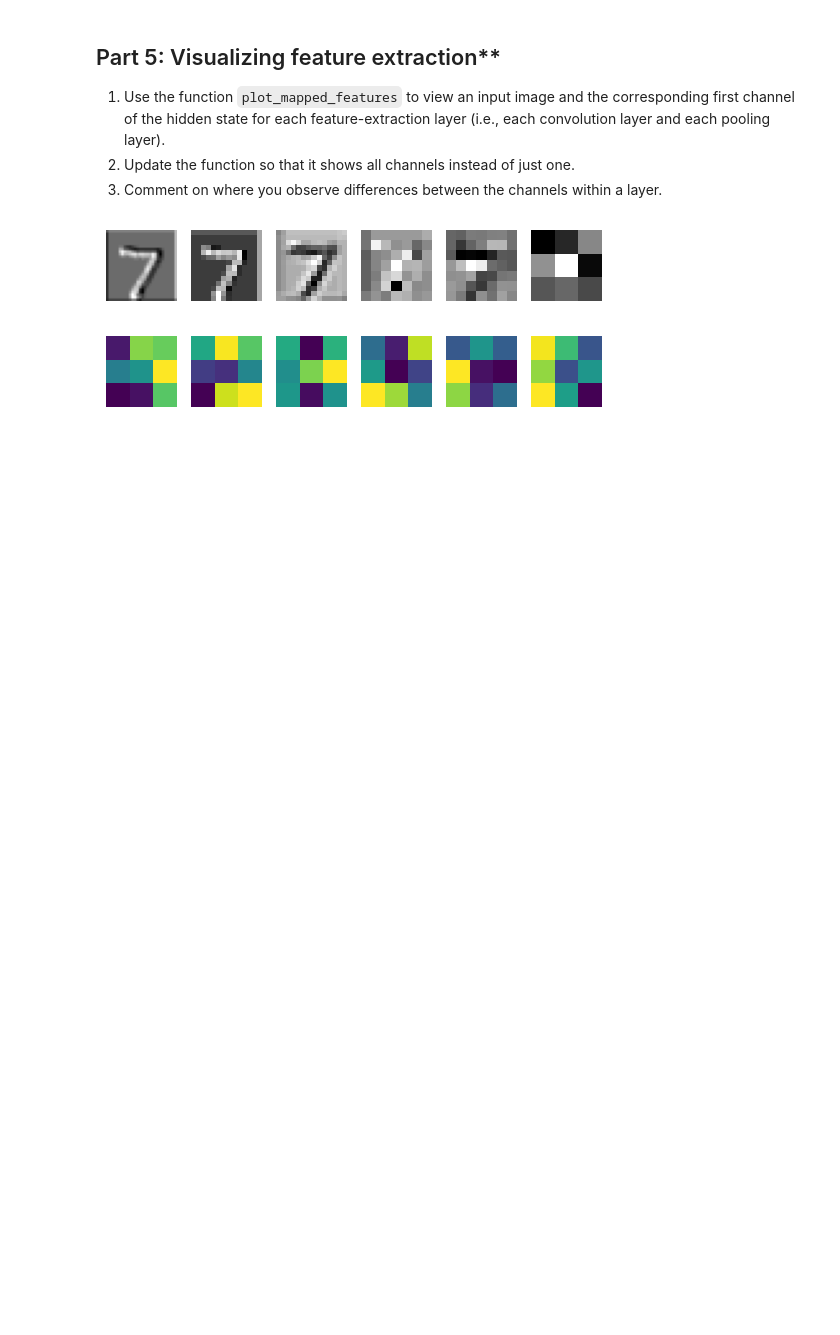
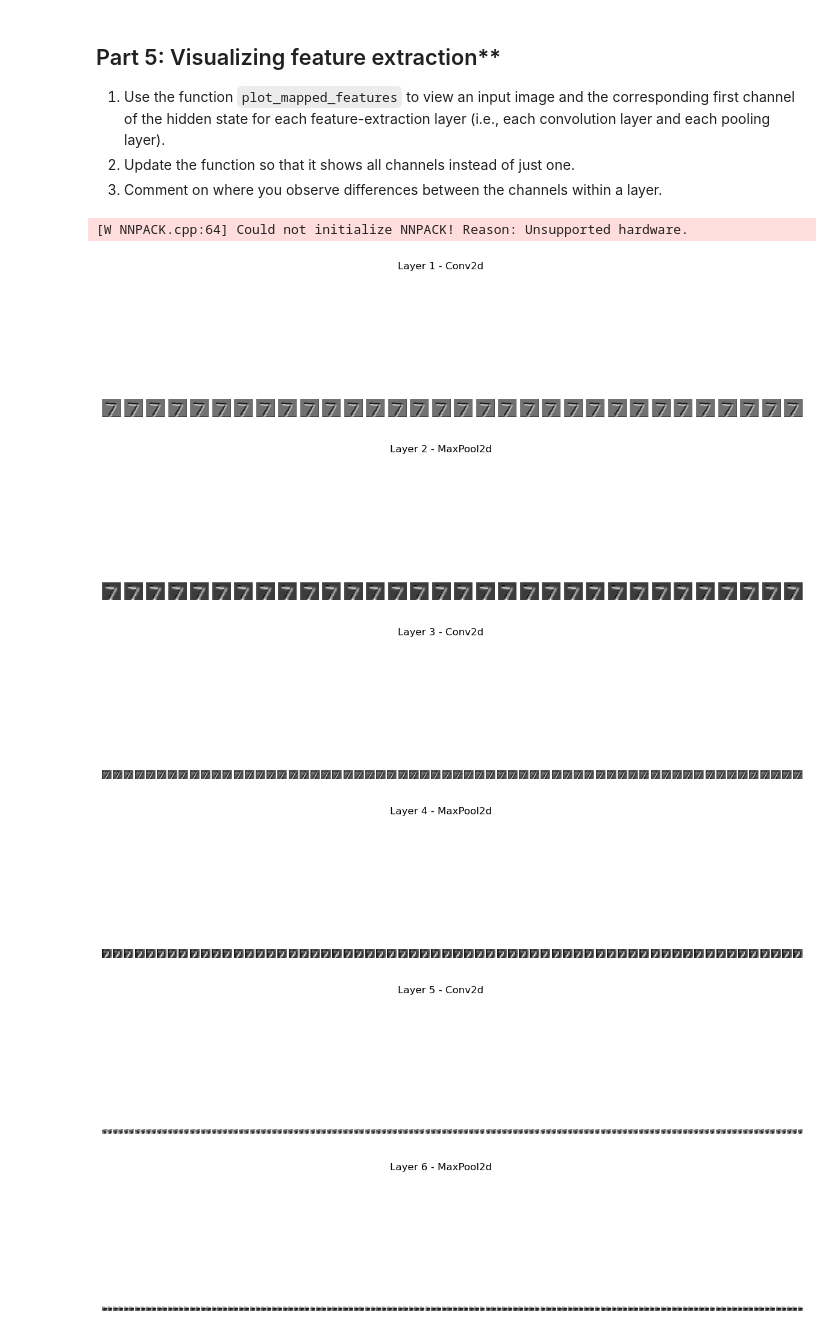
Before and after one commit to abbyirish3/mathematics-and-ai, a Jupyter notebook: weekly-projects/week6/Homework 6.ipynb, the cells around one changed output. Saved outputs shown, nothing was run; the diff lists cells and outputs as text; code cells hidden in the pictures; blank space fills up the shorter version.

```diff
--- a/weekly-projects/week6/Homework 6.ipynb
+++ b/weekly-projects/week6/Homework 6.ipynb
@@ -510,40 +530,41 @@ class UpdatedCNN(nn.Module):
 # %%
 # Function to visualize the feature maps produced by different layers for a given image
 def plot_mapped_features(model, image, layers):
-    '''Example usage:
 
-    >>> examples = iter(test_loader)
-    >>> example_data, example_labels = next(examples) # get one batch from test set
-    >>> example_image = example_data[0]
-    >>> layers = [model.conv1, model.pool, model.conv2, model.pool]
-    >>> plot_mapped_features(model, example_image, layers)
-
-    '''
     # Add a batch dimension to the image tensor (from (channels, height, width) to (1, channels, height, width))
     x = image.unsqueeze(0)
-    # Create a subplot with 1 row and len(layers) columns
-    fig, axes = plt.subplots(1, len(layers))
+
     # Iterate over the specified layers
     for i, layer in enumerate(layers):
         # Pass the image through the current layer
         x = layer(x)
-        # Detach the feature map from the computation graph and move it to CPU, then convert it to a NumPy array
-        # Visualize the first channel of the feature map
-        axes[i].imshow(x[0, 0].detach().cpu().numpy(), cmap='gray')
-        # Turn off the axis for a cleaner look
-        axes[i].axis('off')
-    # Display the feature maps
-    plt.show()
+        # number of channels in feature map
+        num_channels = x.size(1)
+
+        # Create a subplot with 1 row and len(layers) columns
+        fig, axes = plt.subplots(1, num_channels, figsize=(15, 5))
+
+        # Visualize the j-th channel of the feature map
+        for j in range(num_channels):
+            axes[j].imshow(x[0, 0].detach().cpu().numpy(), cmap='gray')
+            axes[j].axis('off')
+        fig.suptitle(f'Layer {i + 1} - {layer.__class__.__name__}')
+        plt.show()
 
 
 examples = iter(test_loader)
 example_data, example_labels = next(examples) # get one batch from test set
 example_image = example_data[0]
 layers = [model.conv1, model.pool, model.conv2, model.pool, model.conv3, model.pool]
 plot_mapped_features(model, example_image, layers)
 # %% [output]
+[W NNPACK.cpp:64] Could not initialize NNPACK! Reason: Unsupported hardware.
-[figure, old version]
+[figure, new version]
-[figure, old version]
+[figure, new version]
+[figure, added]
+[figure, added]
+[figure, added]
+[figure, added]
 # %% [markdown]
 ## Part 6: Visualizing and interpreting filters
 1. Use the function `plot_filters` to view the trained filters of the first convolutional layer.
```
Also changed, not shown: parts of 14 cells of this notebook.
